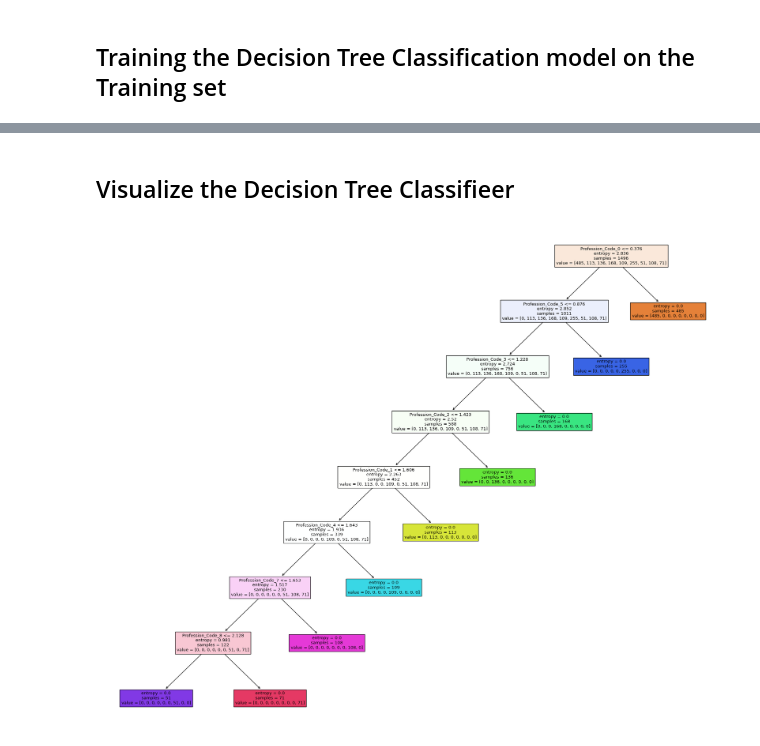
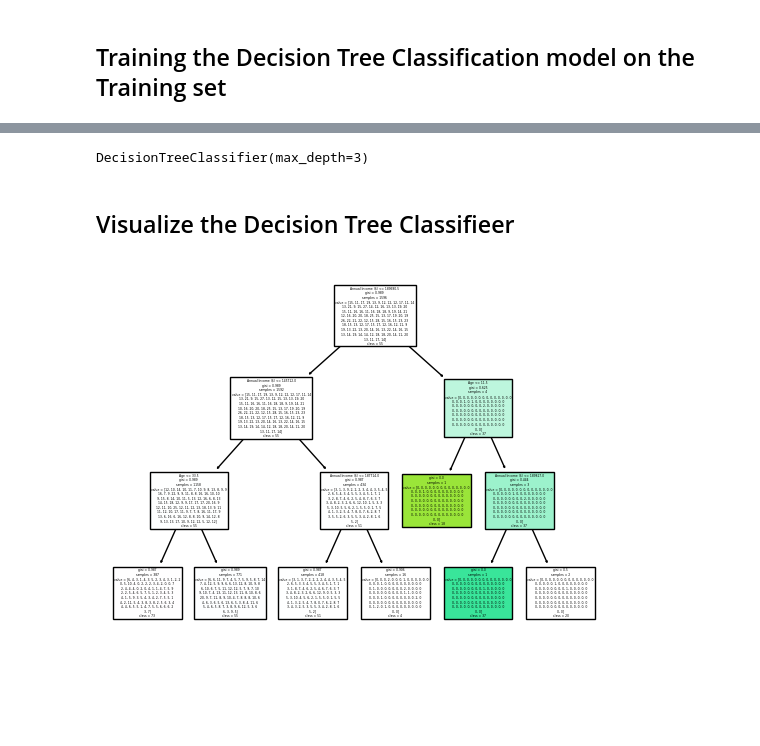
Before and after one commit to Gavin-Sharma/project2-data-analytics, a Jupyter notebook: algorithm03.ipynb, the cells around one changed output, grey strips where cells are left out. Saved outputs shown, nothing was run; the diff lists cells and outputs as text; code cells hidden in the pictures; blank space fills up the shorter version.

Commit message:
ML3: Decision Tree Classification modified

```diff
--- a/algorithm03.ipynb
+++ b/algorithm03.ipynb
@@ -60,0 +49,16 @@ X_test = sc.transform(X_test)
+# %%
+from sklearn.model_selection import train_test_split
+from sklearn.tree import DecisionTreeClassifier
+from sklearn import tree
+import numpy as np
+
+# Split the dataset into training and testing sets
+X = df[['Age', 'Annual Income ($)']]
+y = df['Spending Score (1-100)']
+X_train, X_test, y_train, y_test = train_test_split(X, y, test_size=0.2, random_state=0)
+
+# Create an instance of DecisionTreeClassifier class with max_depth = 2
+classifier = DecisionTreeClassifier(max_depth=1)
+
+# Fit the classifier to the training data
+classifier.fit(X_train, y_train)
@@ -157,13 +103,21 @@ accuracy_score(y_test, y_pred)
+# %%
+# Create an instance of DecisionTreeClassifier class with max_depth = 3
+classifier = DecisionTreeClassifier(max_depth=3)
+
+# Fit the classifier to the training data
+classifier.fit(X_train, y_train)
+# %% [output]
+DecisionTreeClassifier(max_depth=3)
 # %% [markdown]
 ## Visualize the Decision Tree Classifieer
-# %%
-from matplotlib import pyplot as plt
-from sklearn import datasets
-from sklearn.tree import DecisionTreeClassifier
-from sklearn import tree
-fig = plt.figure(figsize=(25,20))
-_ = tree.plot_tree(classifier,
-                   feature_names = ['Age' , 'Annual Income ($)', 'Spending Score (1-100)', 'Work Experience', 'Family Size', 'Gender_Code_0', 'Gender_Code_1', 'Profession_Code_0', 'Profession_Code_1', 'Profession_Code_2', 'Profession_Code_3', 'Profession_Code_4', 'Profession_Code_5', 'Profession_Code_6', 'Profession_Code_7', 'Profession_Code_8', 'Profession_Code_9', 'Profession_Code_10', 'Profession_Code_11', 'Profession_Code_12', 'Profession_Code_13', 'Profession_Code_14'],
-                   filled=True)
-# %% [output]
-[figure, removed]
+# %%
+# Visualize the decision tree
+unique_classes = np.unique(y_train)
+class_names = [str(cls) for cls in unique_classes]
+
+_ = tree.plot_tree(classifier,
+                   feature_names = ['Age', 'Annual Income ($)'],
+                   class_names=class_names,
+                   filled=True)
+# %% [output]
+[figure, added]
```
Also changed, not shown: parts of 14 cells of this notebook.
